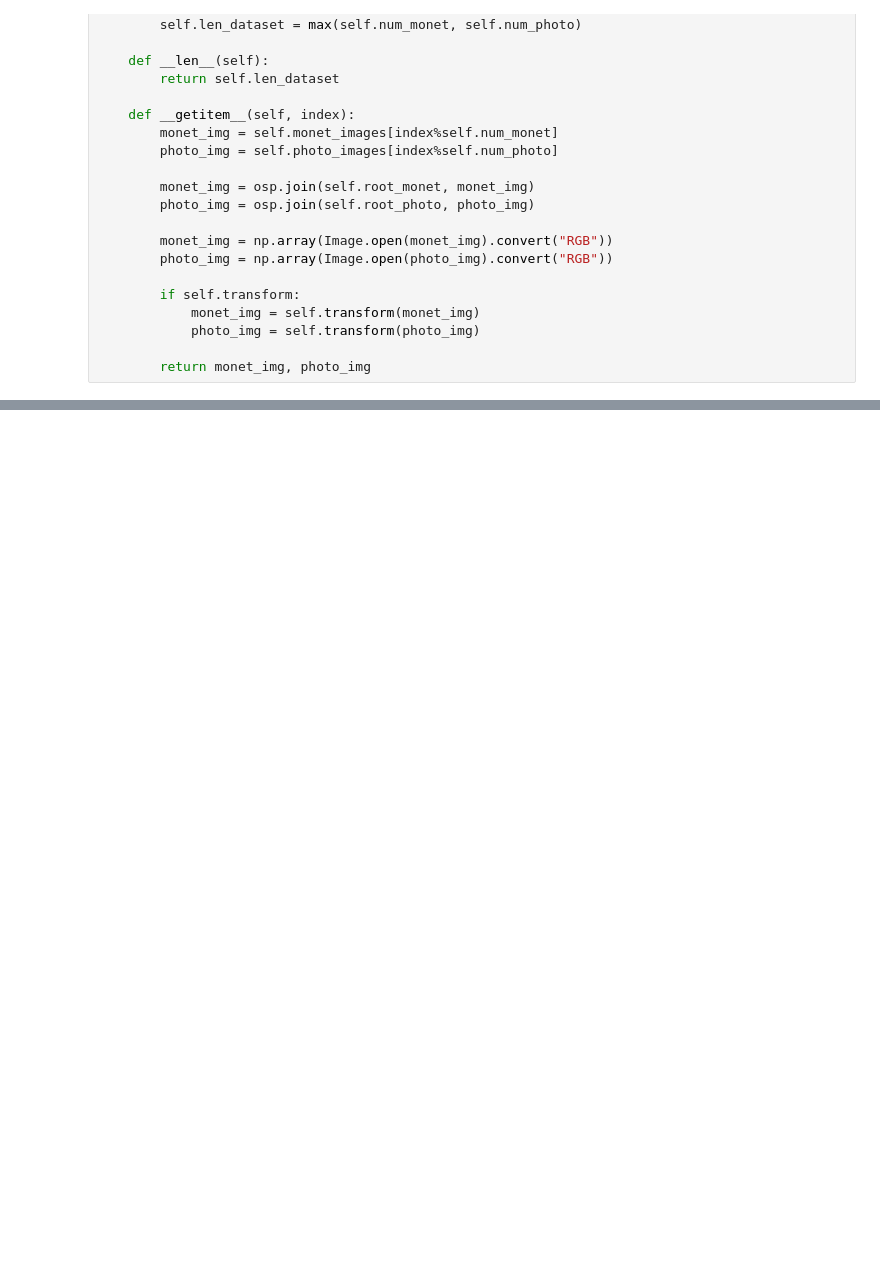
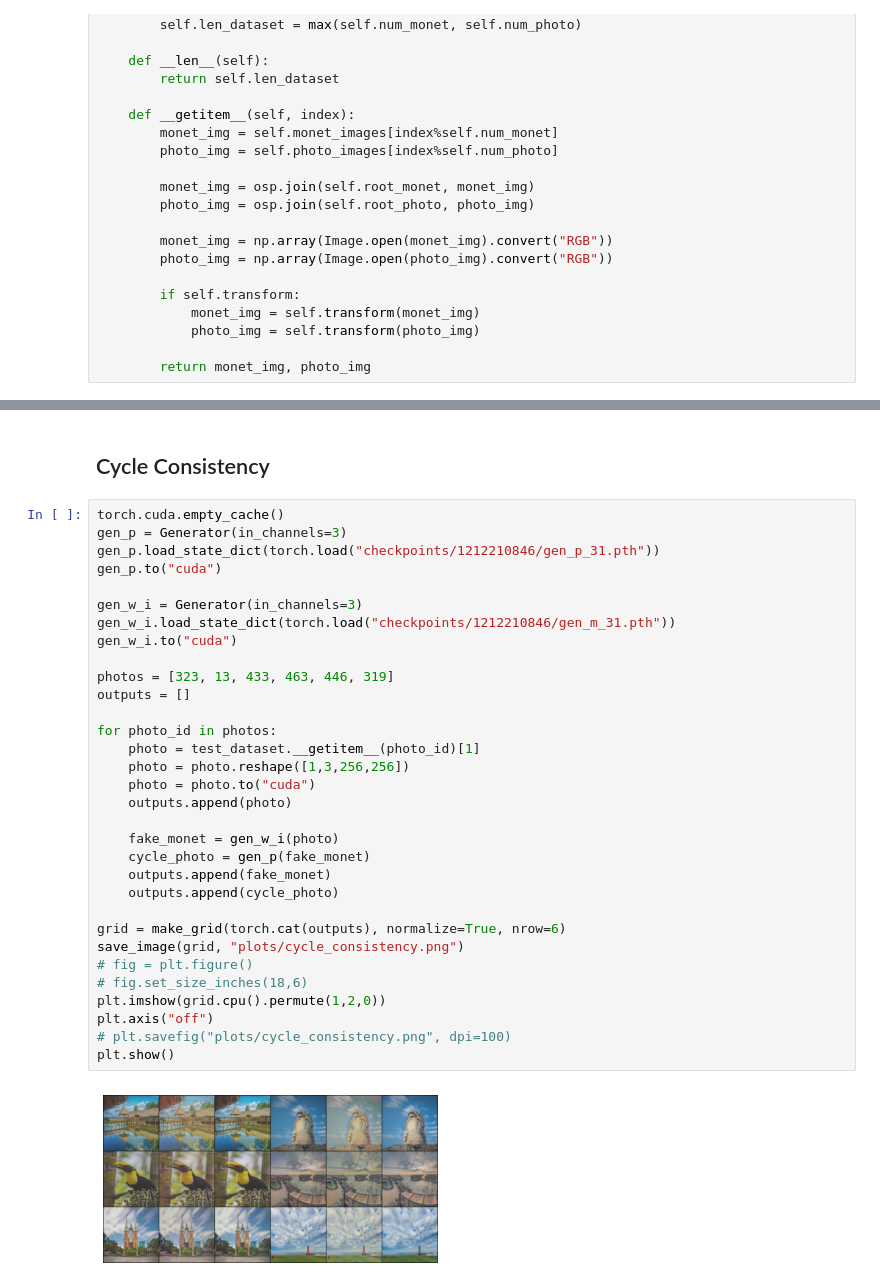
Before and after one commit to aditya-anulekh/monet-gans-project, a Jupyter notebook: cyclegan/testNotebook.ipynb, the cells around one changed output, grey strips where cells are left out. Saved outputs shown, nothing was run; the diff lists cells and outputs as text; blank space fills up the shorter version.

```diff
--- a/cyclegan/testNotebook.ipynb
+++ b/cyclegan/testNotebook.ipynb
@@ -78,0 +140,36 @@ for i, (_, photo_img) in enumerate(test_dataloader):
+# %% [markdown]
+## Cycle Consistency
+# %%
+torch.cuda.empty_cache()
+gen_p = Generator(in_channels=3)
+gen_p.load_state_dict(torch.load("checkpoints/1212210846/gen_p_31.pth"))
+gen_p.to("cuda")
+
+gen_w_i = Generator(in_channels=3)
+gen_w_i.load_state_dict(torch.load("checkpoints/1212210846/gen_m_31.pth"))
+gen_w_i.to("cuda")
+
+photos = [323, 13, 433, 463, 446, 319]
+outputs = []
+
+for photo_id in photos:
+    photo = test_dataset.__getitem__(photo_id)[1]
+    photo = photo.reshape([1,3,256,256])
+    photo = photo.to("cuda")
+    outputs.append(photo)
+
+    fake_monet = gen_w_i(photo)
+    cycle_photo = gen_p(fake_monet)
+    outputs.append(fake_monet)
+    outputs.append(cycle_photo)
+
+grid = make_grid(torch.cat(outputs), normalize=True, nrow=6)
+save_image(grid, "plots/cycle_consistency.png")
+# fig = plt.figure()
+# fig.set_size_inches(18,6)
+plt.imshow(grid.cpu().permute(1,2,0))
+plt.axis("off")
+# plt.savefig("plots/cycle_consistency.png", dpi=100)
+plt.show()
+# %% [output]
+[figure, added]
```
Also changed, not shown: parts of 13 cells of this notebook, 3 other files.
